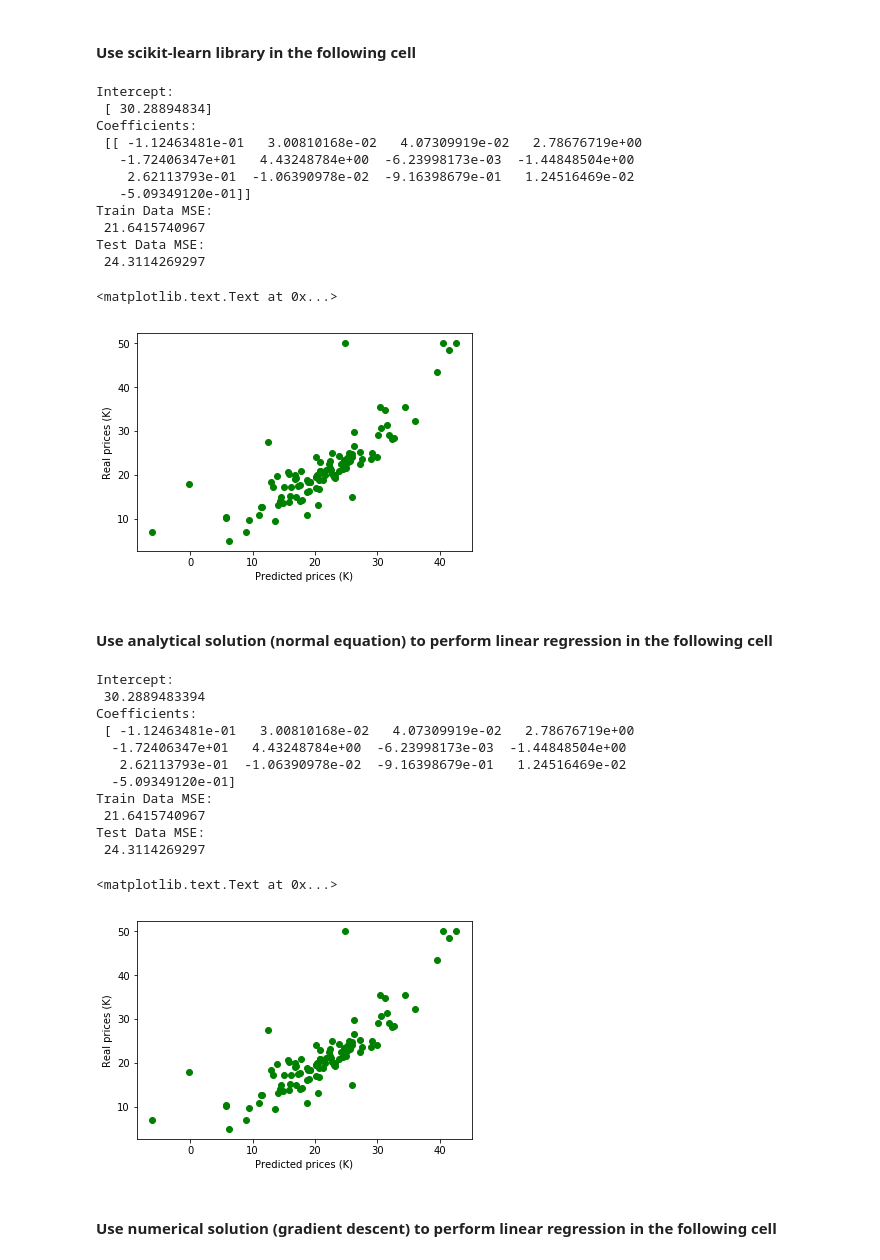
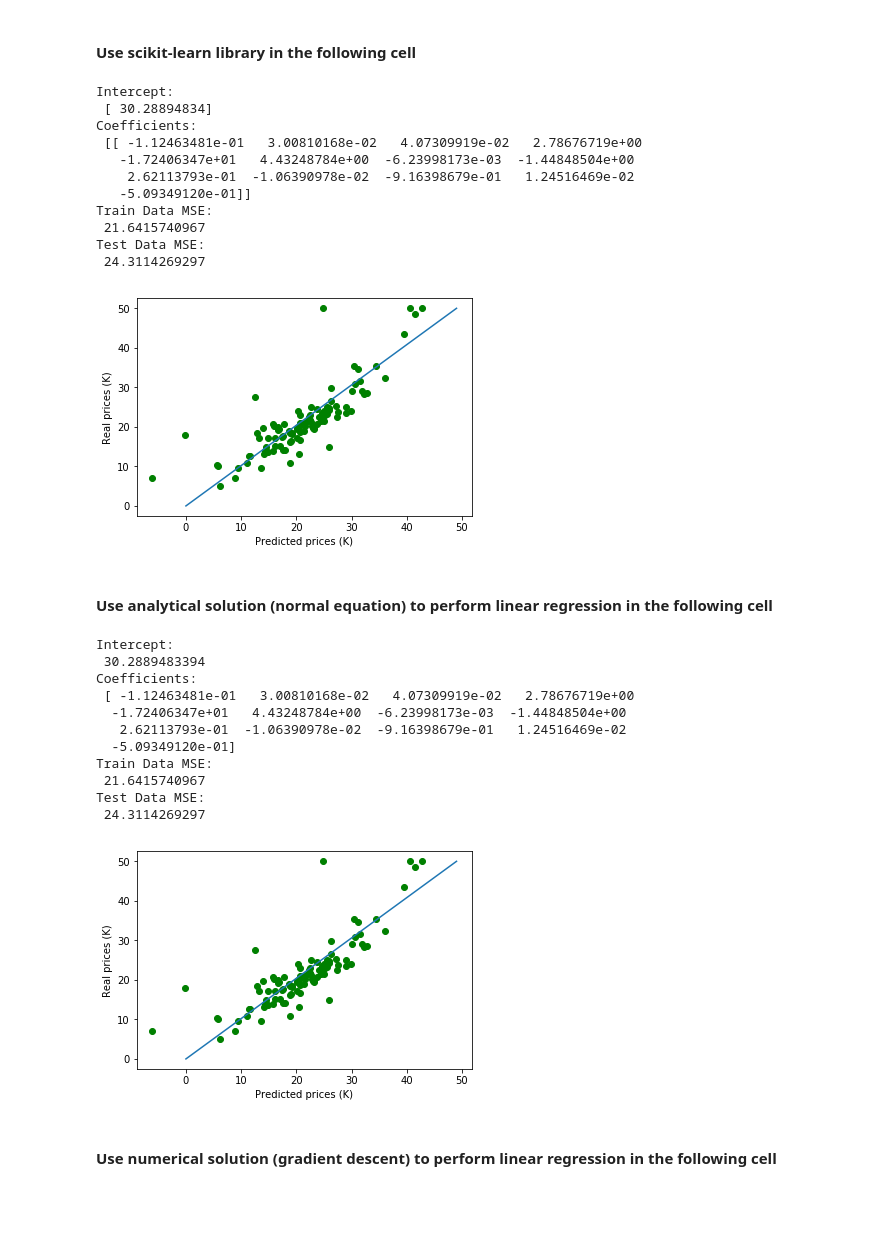
Before and after one commit to psychobolt/cs599_ml, a Jupyter notebook: jupyter_notebooks/Hw1 - Linear Regression.ipynb, the cells around one changed output. Drawn from its saved outputs; the diff is of its cells as text; code cells hidden in the pictures; blank space fills up the shorter version.

Commit message:
Hw1 - plot

```diff
--- a/jupyter_notebooks/Hw1 - Linear Regression.ipynb
+++ b/jupyter_notebooks/Hw1 - Linear Regression.ipynb
@@ -40,35 +40,39 @@ reg = reg.fit(train_data, train_target) # fit to the training data
 print('Intercept: \n', reg.intercept_)
 print('Coefficients: \n', reg.coef_)
 
 # Task 1-3: show errors on training dataset and testing dataset
 predictions = reg.predict(train_data) # get predictions based on fitted model
 distances = train_target - predictions # get distance for each prediction from target
 error = np.mean(distances ** 2) # compute the mean square error
 print('Train Data MSE: \n', error)
 
 predictions = reg.predict(test_data) # get predictions based on fitted model
 distances = test_target - predictions # get distance for each prediction from target
 error = np.mean(distances ** 2) # compute the mean square error
 print('Test Data MSE: \n', error)
 
 # Task 1-4: show plot a figure to show your predictions and real prices on the testing dataset
 plt.scatter(predictions, test_target, color='green')
+
 plt.xlabel('Predicted prices (K)')
 plt.ylabel('Real prices (K)')
+
+#plot line
+max = np.amax(test_target); # get max price of test label
+plt.plot(np.linspace(0, max, max));
 # %% [output]
 Intercept:
  [ 30.28894834]
 Coefficients:
  [[ -1.12463481e-01   3.00810168e-02   4.07309919e-02   2.78676719e+00
    -1.72406347e+01   4.43248784e+00  -6.23998173e-03  -1.44848504e+00
     2.62113793e-01  -1.06390978e-02  -9.16398679e-01   1.24516469e-02
    -5.09349120e-01]]
 Train Data MSE:
  21.6415740967
 Test Data MSE:
  24.3114269297
-<matplotlib.text.Text at 0x...>
-[figure, old version]
+[figure, new version]
 # %% [markdown]
 <h4>Use analytical solution (normal equation) to perform linear regression in the following cell</h4>
 # %%
@@ -117,6 +121,10 @@ print('Test Data MSE: \n', error)
 plt.scatter(predictions, test_target, color='green')
 plt.xlabel('Predicted prices (K)')
 plt.ylabel('Real prices (K)')
+
+#plot line
+max = np.amax(test_target); # get max price of test label
+plt.plot(np.linspace(0, max, max));
 # %% [output]
 Intercept:
  30.2889483394
@@ -129,8 +137,7 @@ Train Data MSE:
  21.6415740967
 Test Data MSE:
  24.3114269297
-<matplotlib.text.Text at 0x...>
-[figure, old version]
+[figure, new version]
 # %% [markdown]
 <h4>Use numerical solution (gradient descent) to perform linear regression in the following cell</h4>
 # %%
```
Also changed, not shown: parts of 1 cell of this notebook.
